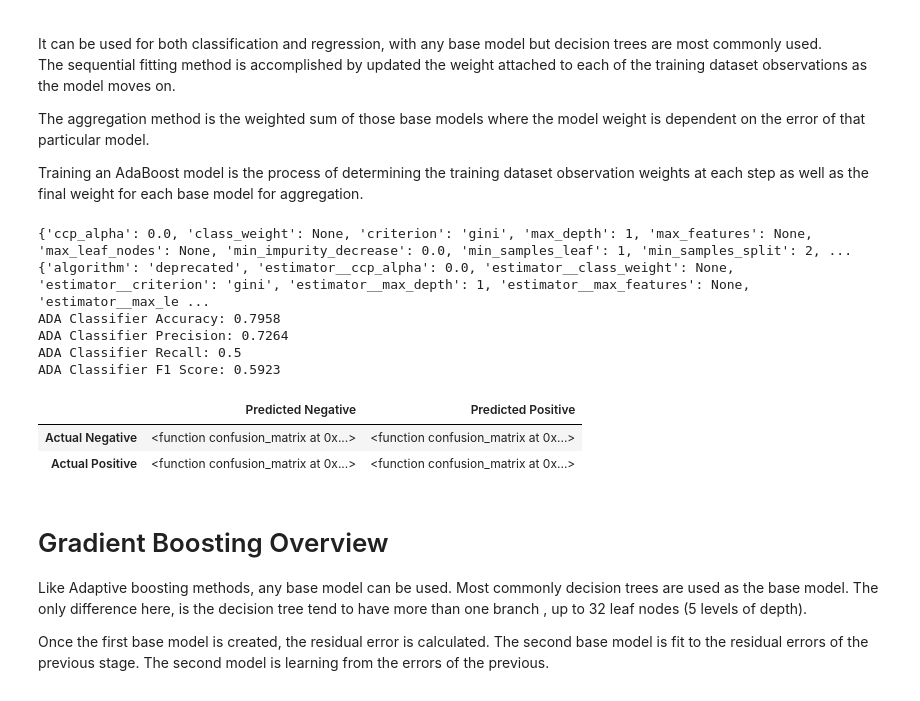
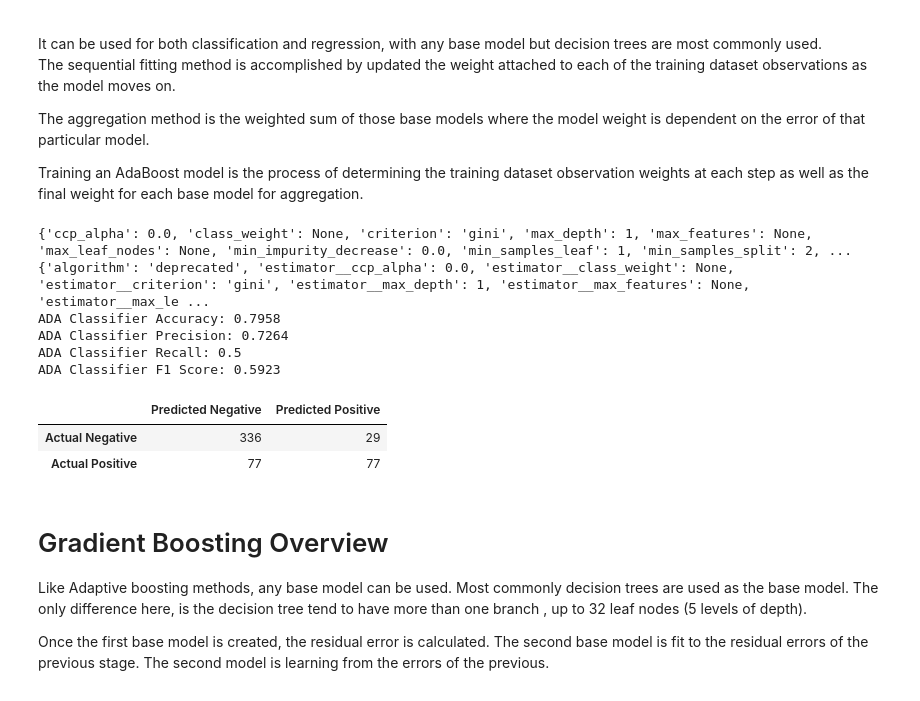
Before and after one commit to JTrehan1/MachineLearningPortfolio, a Jupyter notebook: EnsembleMethods/EnsembleMethods.ipynb, the cells around one changed output. Cells and saved outputs as stored; diff of their text form; code cells hidden in the pictures.

Commit message:
Code fix for confusion matrix.

```diff
--- a/EnsembleMethods/EnsembleMethods.ipynb
+++ b/EnsembleMethods/EnsembleMethods.ipynb
@@ -457,36 +457,36 @@ print(ada_classifier.get_params())
 # Fitting the classifier to training data
 ada_classifier.fit(X_train, y_train)
 
 # Predict using test data
 y_pred = ada_classifier.predict(X_test)
 
 # Model evaluation
 accuracy = ada_classifier.score(X_test, y_test)
 print(f"ADA Classifier Accuracy: {round(accuracy, 4)}")
 
 precision = precision_score(y_test, y_pred)
 print(f"ADA Classifier Precision: {round(precision, 4)}") # True positive / (True positive + False Positive)
 
 recall = recall_score(y_test, y_pred)
 print(f"ADA Classifier Recall: {round(recall, 4)}") # True Positive / True Positive + False Negative
 
 f1 =  f1_score(y_test, y_pred) # Harmonic mean of precision and recall
 print(f"ADA Classifier F1 Score: {round(f1, 4)}")
 
 # Confusion matrix
 confusion_matrix_test = confusion_matrix(y_test, y_pred)
-confusion_matrix_df = pd.DataFrame(confusion_matrix, index=['Actual Negative', 'Actual Positive'], columns=['Predicted Negative', 'Predicted Positive'])
+confusion_matrix_df = pd.DataFrame(confusion_matrix_test, index=['Actual Negative', 'Actual Positive'], columns=['Predicted Negative', 'Predicted Positive'])
 display(confusion_matrix_df)
 # %% [output]
 {'ccp_alpha': 0.0, 'class_weight': None, 'criterion': 'gini', 'max_depth': 1, 'max_features': None, 'max_leaf_nodes': None, 'min_impurity_decrease': 0.0, 'min_samples_leaf': 1, 'min_samples_split': 2, ...
 {'algorithm': 'deprecated', 'estimator__ccp_alpha': 0.0, 'estimator__class_weight': None, 'estimator__criterion': 'gini', 'estimator__max_depth': 1, 'estimator__max_features': None, 'estimator__max_le ...
 ADA Classifier Accuracy: 0.7958
 ADA Classifier Precision: 0.7264
 ADA Classifier Recall: 0.5
 ADA Classifier F1 Score: 0.5923
 |  | Predicted Negative | Predicted Positive |
-| Actual Negative | <function confusion_matrix at 0x...> | <function confusion_matrix at 0x...> |
-| Actual Positive | <function confusion_matrix at 0x...> | <function confusion_matrix at 0x...> |
+| Actual Negative | 336 | 29 |
+| Actual Positive | 77 | 77 |
 # %% [markdown]
 <h1>Gradient Boosting Overview</h1>
 
```
Also changed, not shown: parts of 6 cells of this notebook.
